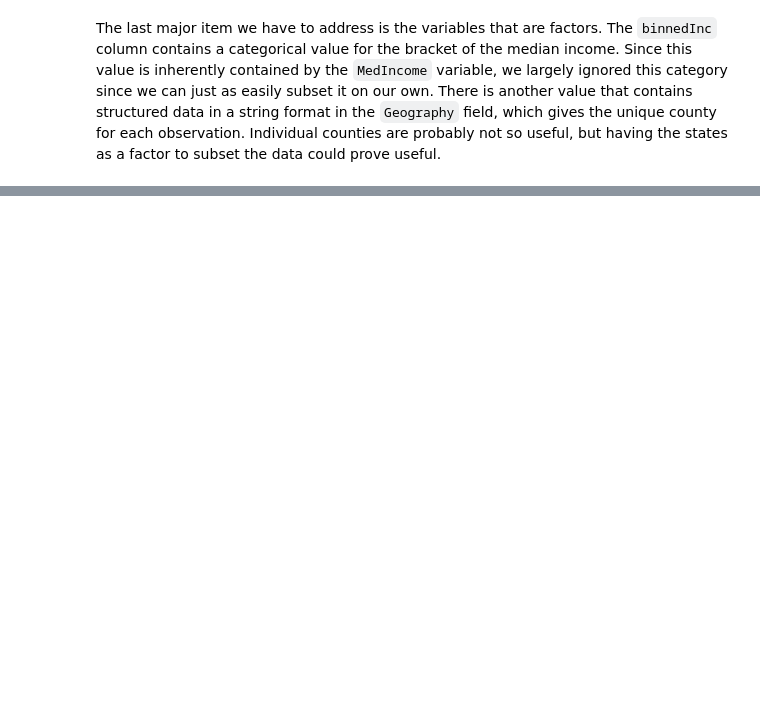
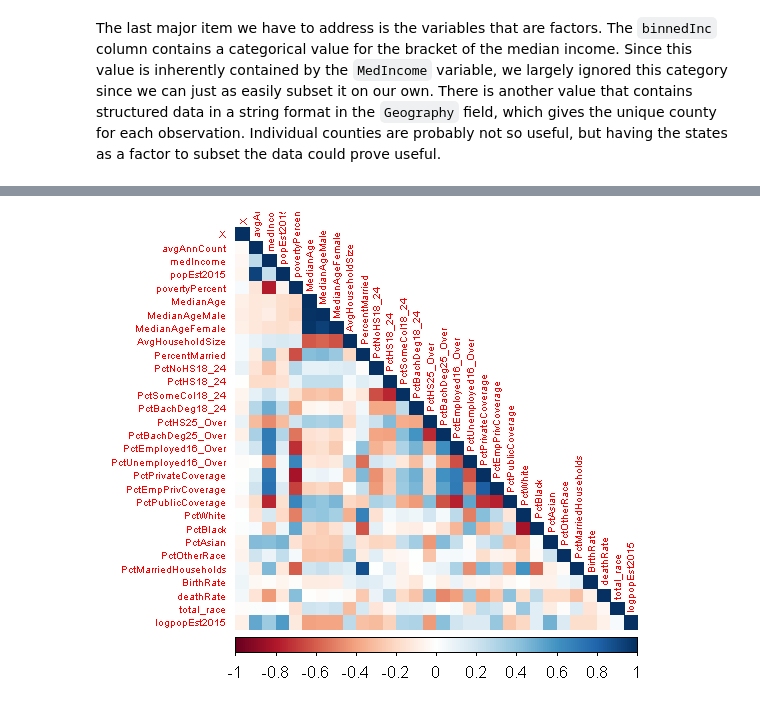
Before and after one commit to boudrejp/eda_lab, a Jupyter notebook: final report/final_report_jupyter.ipynb, the cells around one changed output, grey strips where cells are left out. Cells and saved outputs as stored; diff of their text form; code cells hidden in the pictures; blank space fills up the shorter version.

Commit message:
added corrplot

```diff
--- a/final report/final_report_jupyter.ipynb
+++ b/final report/final_report_jupyter.ipynb
@@ -134,0 +148,11 @@ sample(data$state, 5)
+# %%
+# only include numerical columns in correlation matrix
+numeric.cols <- as.logical(unlist(lapply(data, is.numeric)))
+corr.matrix <- cor(data[,numeric.cols], use = "pairwise.complete.obs")
+
+corrplot(corr.matrix, is.corr=T ,
+         method = "color",
+         type='lower',
+         tl.cex = 0.5)
+# %% [output]
+[figure, added]
```
Also changed, not shown: parts of 11 cells of this notebook.
